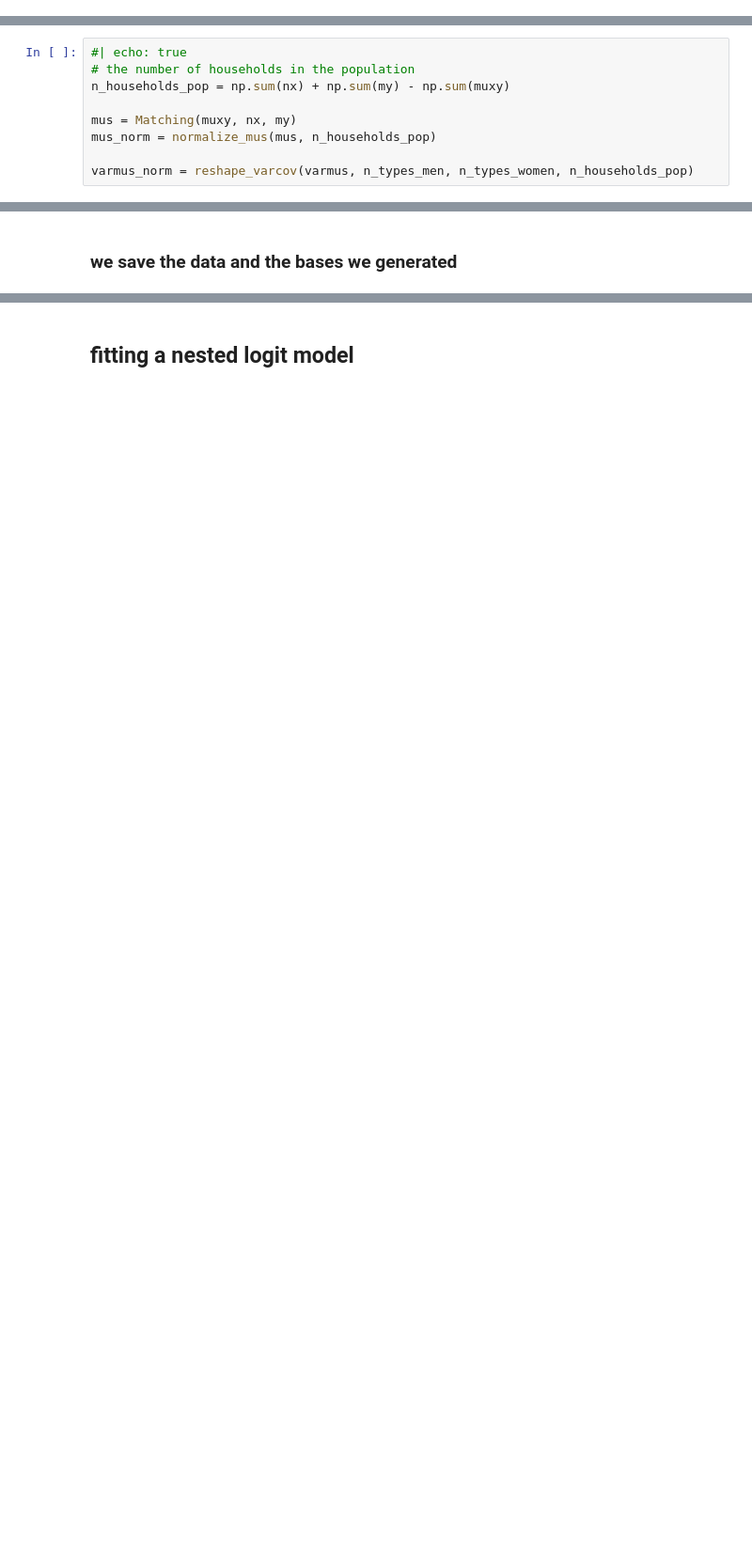
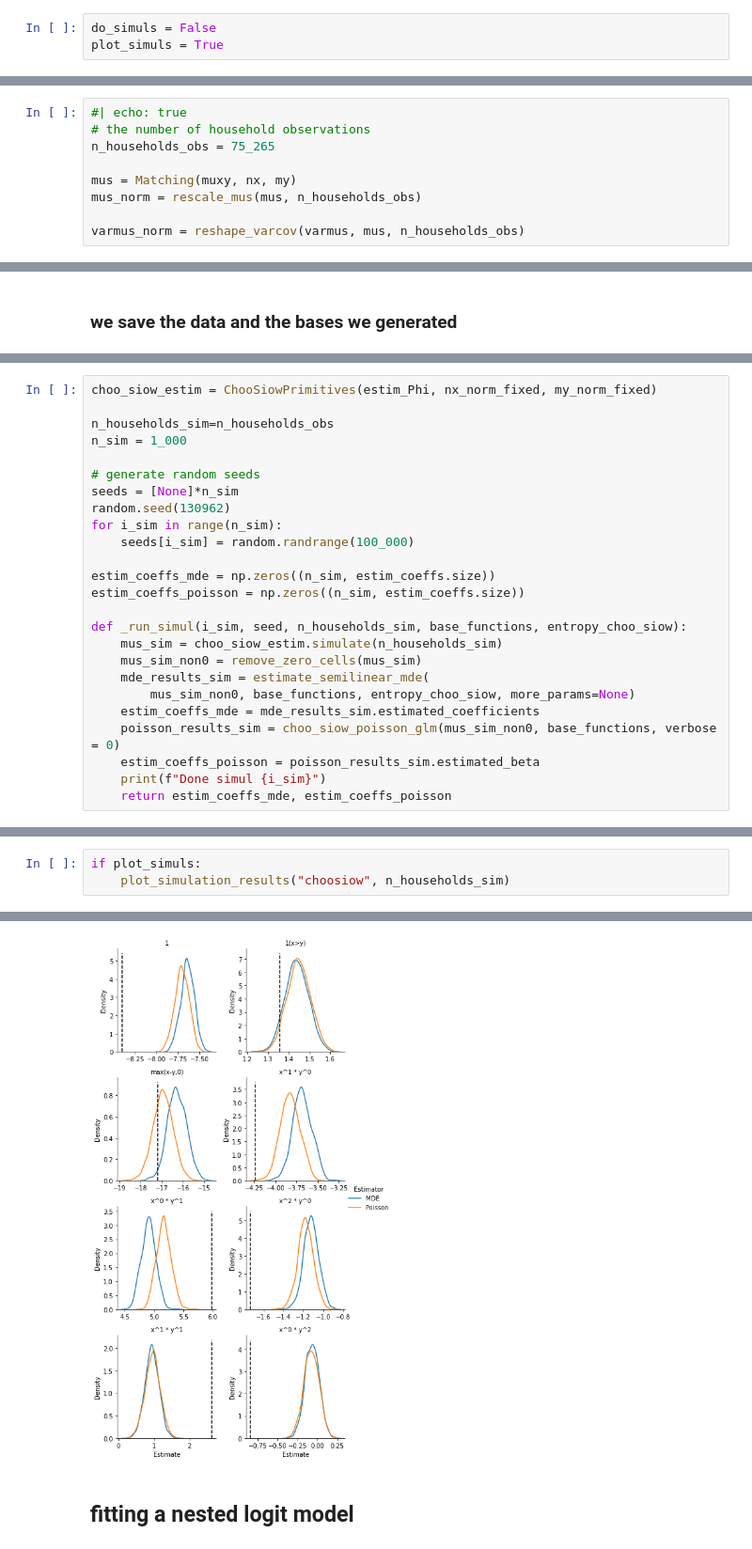
Before and after one commit to bsalanie/matching_separable_simuls, a Jupyter notebook: nbs/index.ipynb, the cells around one changed output, grey strips where cells are left out. Shown at 94% size. Drawn from its saved outputs; the diff is of its cells as text; blank space fills up the shorter version.

```diff
--- a/nbs/index.ipynb
+++ b/nbs/index.ipynb
@@ -28,3 +40,6 @@ The package reads the marriage patterns from the Choo and Siow 2006 *Journal of
+# %%
+do_simuls = False
+plot_simuls = True
 # %% [markdown]
 ## reading the data
 # %%
@@ -50,10 +65,10 @@ test_eq(my[7], 281192)
 test_eq(varmus.shape, (675, 675))
 # %%
 #| echo: true
-# the number of households in the population
-n_households_pop = np.sum(nx) + np.sum(my) - np.sum(muxy)
+# the number of household observations
+n_households_obs = 75_265
 
 mus = Matching(muxy, nx, my)
-mus_norm = normalize_mus(mus, n_households_pop)
+mus_norm = rescale_mus(mus, n_households_obs)
 
-varmus_norm = reshape_varcov(varmus, n_types_men, n_types_women, n_households_pop)
+varmus_norm = reshape_varcov(varmus, mus, n_households_obs)
@@ -104,0 +133,25 @@ with open(data_dir / "base_functions.pkl", "wb") as f:
+# %%
+choo_siow_estim = ChooSiowPrimitives(estim_Phi, nx_norm_fixed, my_norm_fixed)
+
+n_households_sim=n_households_obs
+n_sim = 1_000
+
+# generate random seeds
+seeds = [None]*n_sim
+random.seed(130962)
+for i_sim in range(n_sim):
+    seeds[i_sim] = random.randrange(100_000)
+
+estim_coeffs_mde = np.zeros((n_sim, estim_coeffs.size))
+estim_coeffs_poisson = np.zeros((n_sim, estim_coeffs.size))
+
+def _run_simul(i_sim, seed, n_households_sim, base_functions, entropy_choo_siow):
+    mus_sim = choo_siow_estim.simulate(n_households_sim)
+    mus_sim_non0 = remove_zero_cells(mus_sim)
+    mde_results_sim = estimate_semilinear_mde(
+        mus_sim_non0, base_functions, entropy_choo_siow, more_params=None)
+    estim_coeffs_mde = mde_results_sim.estimated_coefficients
+    poisson_results_sim = choo_siow_poisson_glm(mus_sim_non0, base_functions, verbose = 0)
+    estim_coeffs_poisson = poisson_results_sim.estimated_beta
+    print(f"Done simul {i_sim}")
+    return estim_coeffs_mde, estim_coeffs_poisson
@@ -104,0 +179,4 @@ with open(data_dir / "base_functions.pkl", "wb") as f:
+# %%
+if plot_simuls:
+    plot_simulation_results("choosiow", n_households_sim)
+# %% [output]
@@ -105,2 +185,3 @@ with open(data_dir / "base_functions.pkl", "wb") as f:
+[figure, added]
 # %% [markdown]
 ## fitting a nested logit model
```
Also changed, not shown: parts of 17 cells of this notebook, 11 other files.
